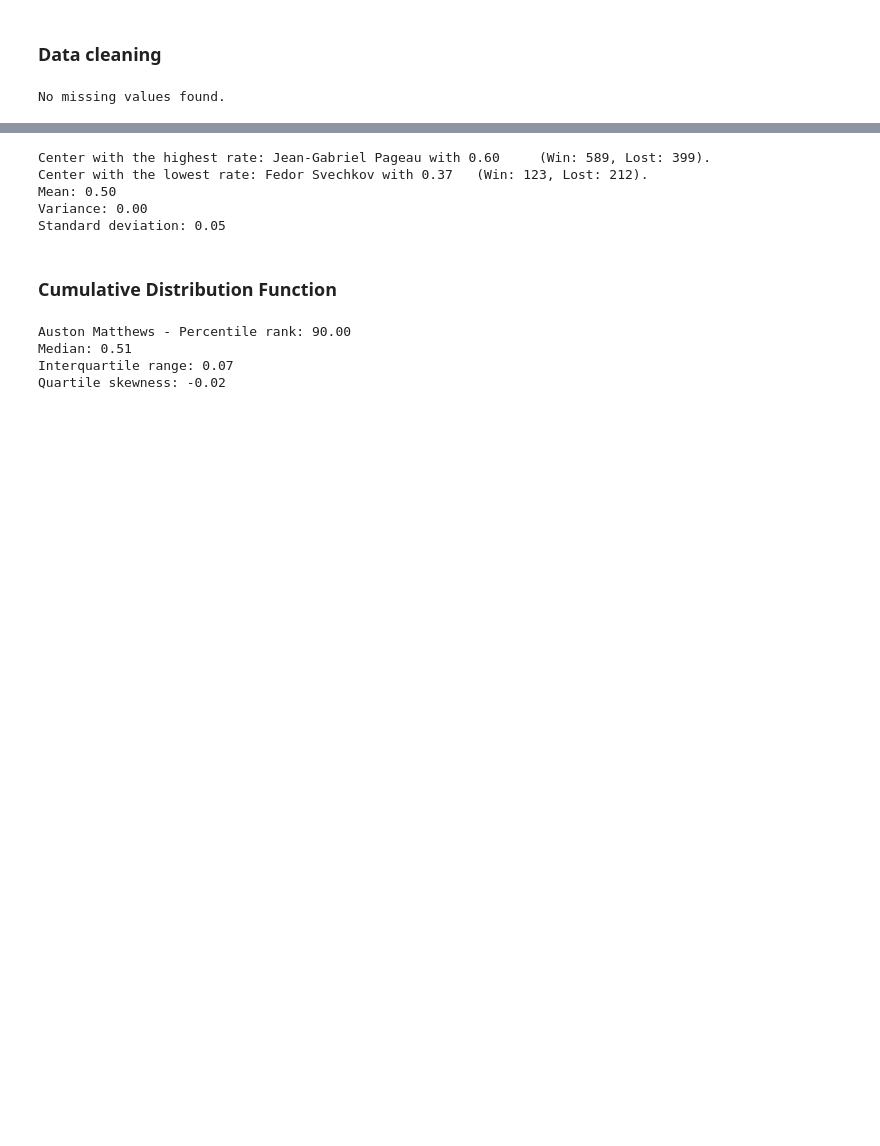
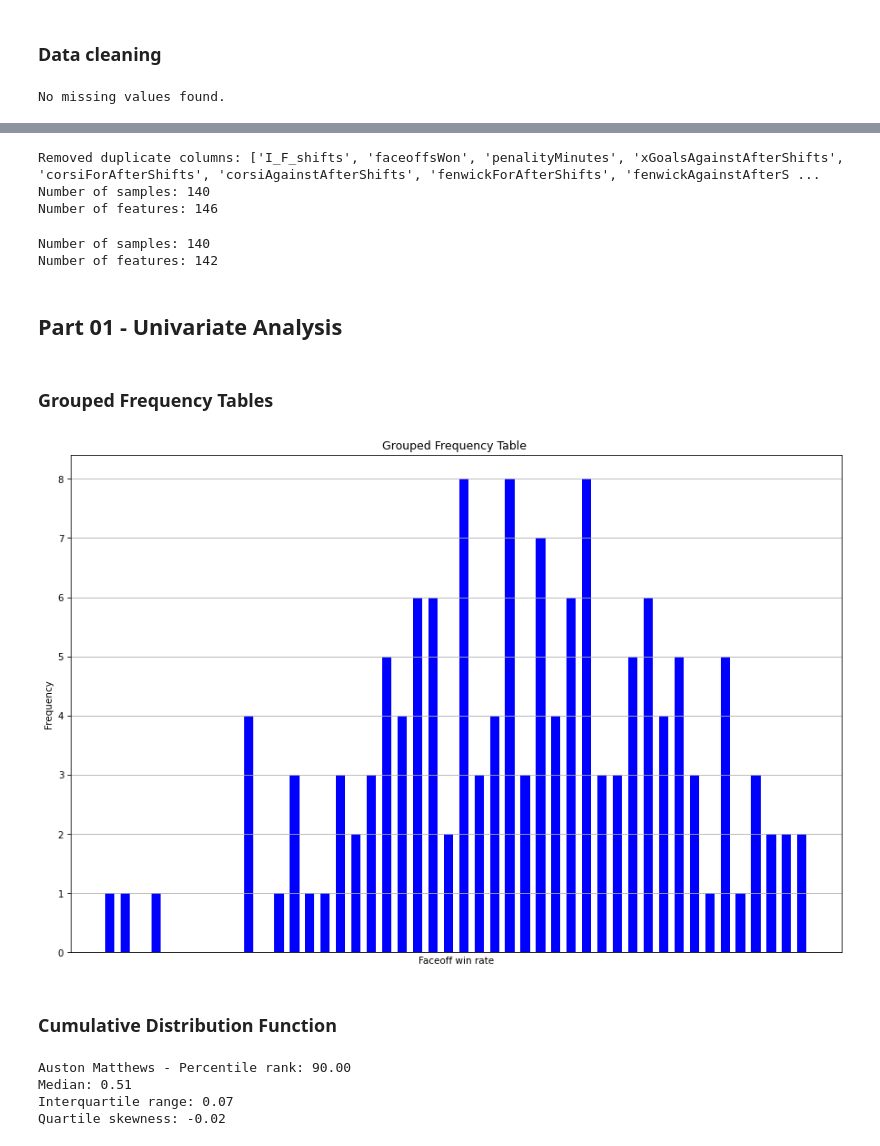
Before and after one commit to thedanicode24/moneypuck-data, a Jupyter notebook: skaters/faceoff-win-rate.ipynb, the cells around one changed output, grey strips where cells are left out. Drawn from its saved outputs; the diff is of its cells as text; code cells hidden in the pictures; blank space fills up the shorter version.

```diff
--- a/skaters/faceoff-win-rate.ipynb
+++ b/skaters/faceoff-win-rate.ipynb
@@ -49,0 +68,3 @@ memory usage: 5.4+ MB
+# %%
+df_fow[feature_total] = df_fow[feature1] + df_fow[feature2]
+df_fow[feature] = df_fow[feature1] / df_fow[feature_total]
@@ -90,19 +101,23 @@ Number of features: 154
-# %%
-res = df_fo.loc[lambda d: d[feature].idxmax()]
-print(f"Center with the highest rate: {res["name"]} with {res[feature]:.2f}\t(Win: {int(res[feature1])}, Lost: {int(res[feature2])}).")
-
-res = df_fo.loc[lambda d: d[feature].idxmin()]
-print(f"Center with the lowest rate: {res["name"]} with {res[feature]:.2f}\t(Win: {int(res[feature1])}, Lost: {int(res[feature2])}).")
-
-print(f"Mean: {df_fo[feature].mean():.2f}")
-print(f"Variance: {df_fo[feature].var():.2f}")
-print(f"Standard deviation: {df_fo[feature].std():.2f}")
-# %% [output]
-Center with the highest rate: Jean-Gabriel Pageau with 0.60     (Win: 589, Lost: 399).
-Center with the lowest rate: Fedor Svechkov with 0.37   (Win: 123, Lost: 212).
-Mean: 0.50
-Variance: 0.00
-Standard deviation: 0.05
+# %%
+df_fow = data_cleaning.drop_duplicate_columns(df_fow)
+# %% [output]
+Removed duplicate columns: ['I_F_shifts', 'faceoffsWon', 'penalityMinutes', 'xGoalsAgainstAfterShifts', 'corsiForAfterShifts', 'corsiAgainstAfterShifts', 'fenwickForAfterShifts', 'fenwickAgainstAfterS ...
+Number of samples: 140
+Number of features: 146
+# %%
+df_fow = df_fow.drop(["playerId", "season", "name", "team"], axis=1)
+data_cleaning.print_df_size(df_fow)
+# %% [output]
+Number of samples: 140
+Number of features: 142
+# %% [markdown]
+## Part 01 - Univariate Analysis
+# %% [markdown]
+### Grouped Frequency Tables
+# %%
+da.plot_grouped_ftab(df_fow[feature], xlabel=label, bin_size=0.005)
+# %% [output]
+[figure, added]
 # %% [markdown]
 ### Cumulative Distribution Function
 # %%
```
Also changed, not shown: parts of 26 cells of this notebook, 3 other files.
